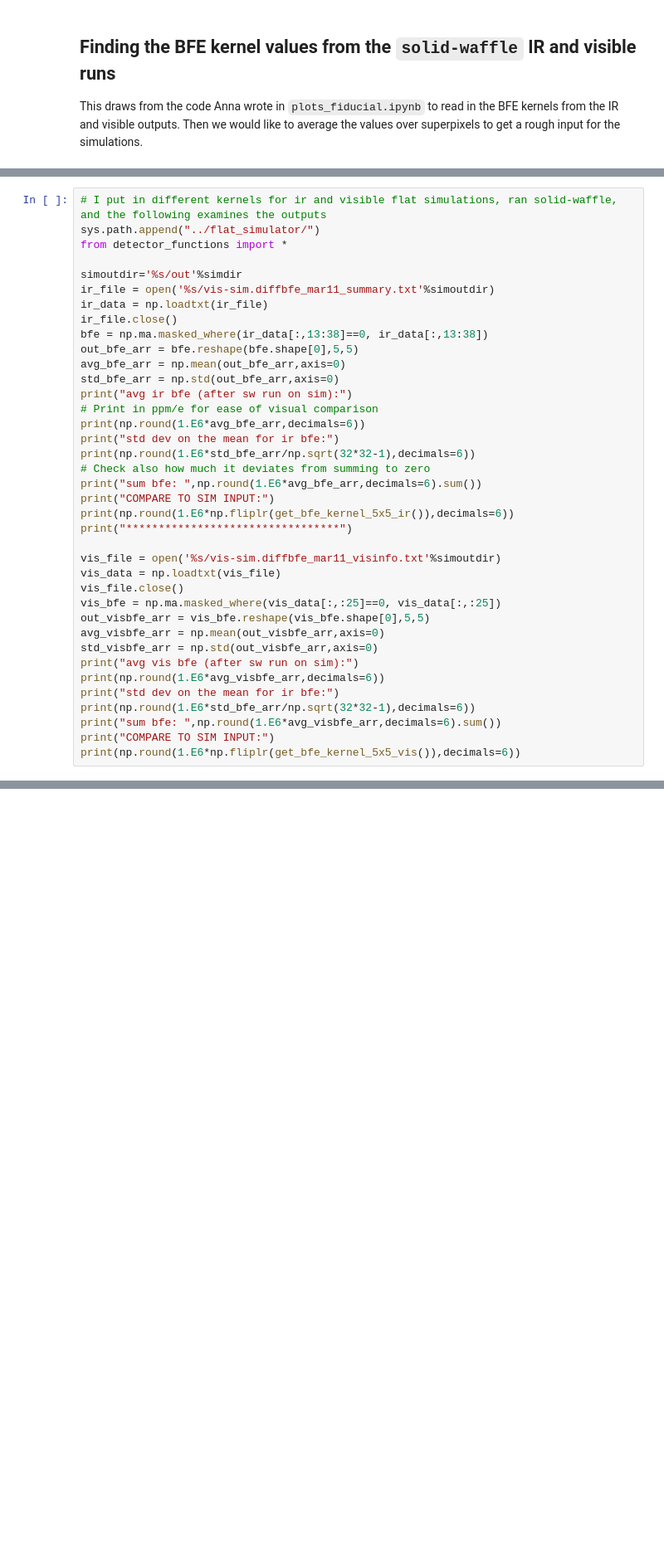
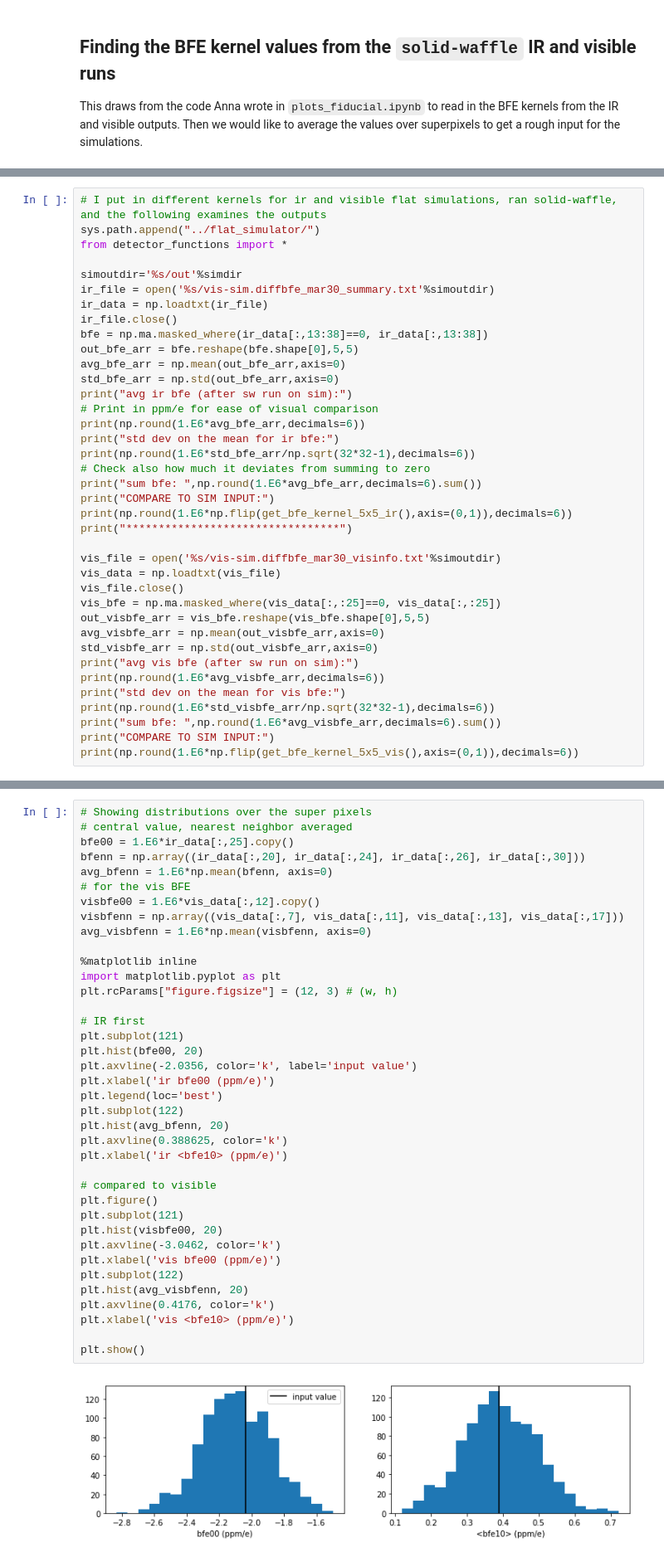
Before and after one commit to hirata10/solid-waffle, a Jupyter notebook: notebooks/simulation_tutorial.ipynb, the cells around one changed output, grey strips where cells are left out. Shown at 83% size. Saved outputs shown, nothing was run; the diff lists cells and outputs as text; blank space fills up the shorter version.

Commit message:
plots of recent bfe sims, assert checks for bfe kernels

```diff
--- a/notebooks/simulation_tutorial.ipynb
+++ b/notebooks/simulation_tutorial.ipynb
@@ -228,7 +242,7 @@ sys.path.append("../flat_simulator/")
 from detector_functions import *
 
 simoutdir='%s/out'%simdir
-ir_file = open('%s/vis-sim.diffbfe_mar11_summary.txt'%simoutdir)
+ir_file = open('%s/vis-sim.diffbfe_mar30_summary.txt'%simoutdir)
 ir_data = np.loadtxt(ir_file)
 ir_file.close()
 bfe = np.ma.masked_where(ir_data[:,13:38]==0, ir_data[:,13:38])
@@ -243,10 +257,10 @@ print(np.round(1.E6*std_bfe_arr/np.sqrt(32*32-1),decimals=6))
 # Check also how much it deviates from summing to zero
 print("sum bfe: ",np.round(1.E6*avg_bfe_arr,decimals=6).sum())
 print("COMPARE TO SIM INPUT:")
-print(np.round(1.E6*np.fliplr(get_bfe_kernel_5x5_ir()),decimals=6))
+print(np.round(1.E6*np.flip(get_bfe_kernel_5x5_ir(),axis=(0,1)),decimals=6))
 print("*********************************")
 
-vis_file = open('%s/vis-sim.diffbfe_mar11_visinfo.txt'%simoutdir)
+vis_file = open('%s/vis-sim.diffbfe_mar30_visinfo.txt'%simoutdir)
 vis_data = np.loadtxt(vis_file)
 vis_file.close()
 vis_bfe = np.ma.masked_where(vis_data[:,:25]==0, vis_data[:,:25])
@@ -255,10 +269,10 @@ avg_visbfe_arr = np.mean(out_visbfe_arr,axis=0)
 std_visbfe_arr = np.std(out_visbfe_arr,axis=0)
 print("avg vis bfe (after sw run on sim):")
 print(np.round(1.E6*avg_visbfe_arr,decimals=6))
-print("std dev on the mean for ir bfe:")
-print(np.round(1.E6*std_bfe_arr/np.sqrt(32*32-1),decimals=6))
+print("std dev on the mean for vis bfe:")
+print(np.round(1.E6*std_visbfe_arr/np.sqrt(32*32-1),decimals=6))
 print("sum bfe: ",np.round(1.E6*avg_visbfe_arr,decimals=6).sum())
 print("COMPARE TO SIM INPUT:")
-print(np.round(1.E6*np.fliplr(get_bfe_kernel_5x5_vis()),decimals=6))
+print(np.round(1.E6*np.flip(get_bfe_kernel_5x5_vis(),axis=(0,1)),decimals=6))
 # %% [output]
 avg ir bfe (after sw run on sim):
@@ -280,0 +317,40 @@ std dev on the mean for ir bfe:
+# %%
+# Showing distributions over the super pixels
+# central value, nearest neighbor averaged
+bfe00 = 1.E6*ir_data[:,25].copy()
+bfenn = np.array((ir_data[:,20], ir_data[:,24], ir_data[:,26], ir_data[:,30]))
+avg_bfenn = 1.E6*np.mean(bfenn, axis=0)
+# for the vis BFE
+visbfe00 = 1.E6*vis_data[:,12].copy()
+visbfenn = np.array((vis_data[:,7], vis_data[:,11], vis_data[:,13], vis_data[:,17]))
+avg_visbfenn = 1.E6*np.mean(visbfenn, axis=0)
+
+%matplotlib inline
+import matplotlib.pyplot as plt
+plt.rcParams["figure.figsize"] = (12, 3) # (w, h)
+
+# IR first
+plt.subplot(121)
+plt.hist(bfe00, 20)
+plt.axvline(-2.0356, color='k', label='input value')
+plt.xlabel('ir bfe00 (ppm/e)')
+plt.legend(loc='best')
+plt.subplot(122)
+plt.hist(avg_bfenn, 20)
+plt.axvline(0.388625, color='k')
+plt.xlabel('ir <bfe10> (ppm/e)')
+
+# compared to visible
+plt.figure()
+plt.subplot(121)
+plt.hist(visbfe00, 20)
+plt.axvline(-3.0462, color='k')
+plt.xlabel('vis bfe00 (ppm/e)')
+plt.subplot(122)
+plt.hist(avg_visbfenn, 20)
+plt.axvline(0.4176, color='k')
+plt.xlabel('vis <bfe10> (ppm/e)')
+
+plt.show()
+# %% [output]
+[figure, added]
```
Also changed, not shown: parts of 7 cells of this notebook, 1 other file.
